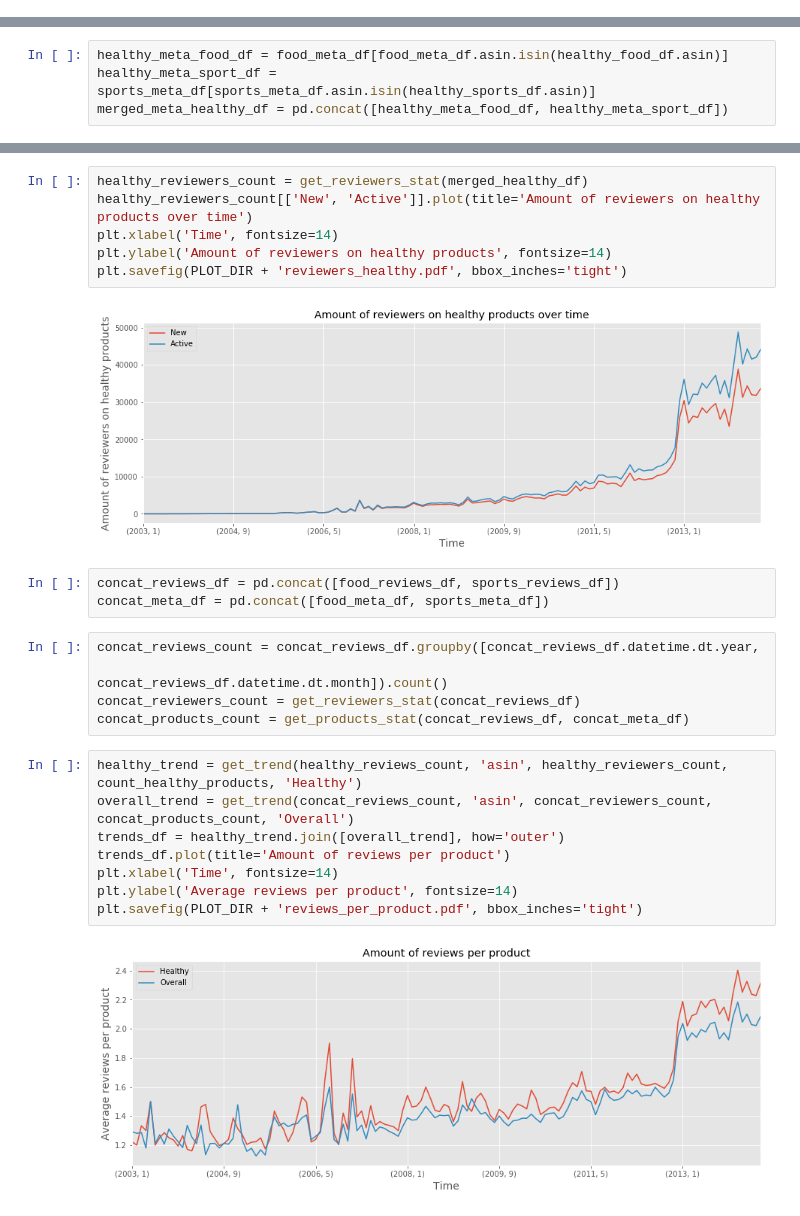
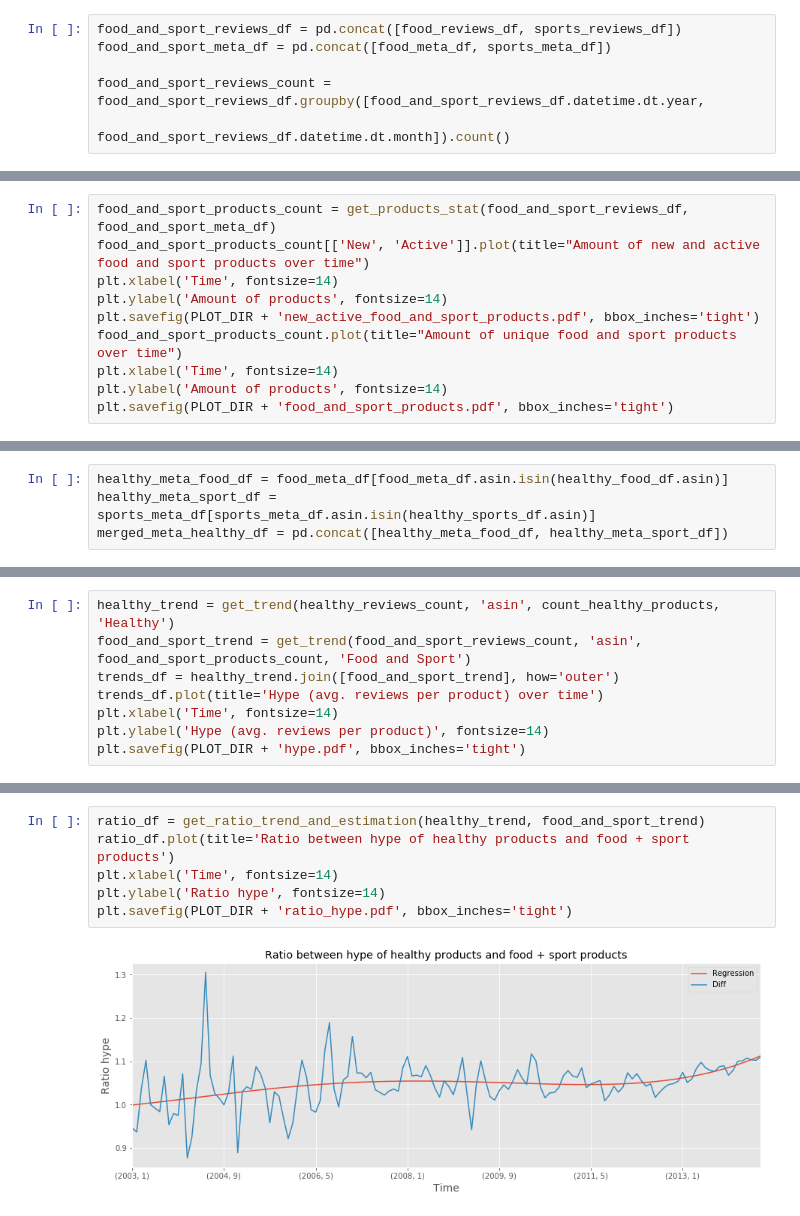
Before and after one commit to darioAnongba/EPFL-ADA, a Jupyter notebook: project/Report.ipynb, the cells around one changed output, grey strips where cells are left out. Drawn from its saved outputs; the diff is of its cells as text.

```diff
--- a/project/Report.ipynb
+++ b/project/Report.ipynb
@@ -296,0 +304,6 @@ We explain how we will solve this problem in our plan.
+# %%
+food_and_sport_reviews_df = pd.concat([food_reviews_df, sports_reviews_df])
+food_and_sport_meta_df = pd.concat([food_meta_df, sports_meta_df])
+
+food_and_sport_reviews_count = food_and_sport_reviews_df.groupby([food_and_sport_reviews_df.datetime.dt.year,
+                                               food_and_sport_reviews_df.datetime.dt.month]).count()
@@ -310,0 +336,10 @@ Loading from file...
+# %%
+food_and_sport_products_count = get_products_stat(food_and_sport_reviews_df, food_and_sport_meta_df)
+food_and_sport_products_count[['New', 'Active']].plot(title="Amount of new and active food and sport products over time")
+plt.xlabel('Time', fontsize=14)
+plt.ylabel('Amount of products', fontsize=14)
+plt.savefig(PLOT_DIR + 'new_active_food_and_sport_products.pdf', bbox_inches='tight')
+food_and_sport_products_count.plot(title="Amount of unique food and sport products over time")
+plt.xlabel('Time', fontsize=14)
+plt.ylabel('Amount of products', fontsize=14)
+plt.savefig(PLOT_DIR + 'food_and_sport_products.pdf', bbox_inches='tight')
@@ -322,0 +386,8 @@ plt.savefig(PLOT_DIR + 'total_healthy_products.pdf', bbox_inches='tight')
+# %%
+healthy_trend = get_trend(healthy_reviews_count, 'asin', count_healthy_products, 'Healthy')
+food_and_sport_trend = get_trend(food_and_sport_reviews_count, 'asin', food_and_sport_products_count, 'Food and Sport')
+trends_df = healthy_trend.join([food_and_sport_trend], how='outer')
+trends_df.plot(title='Hype (avg. reviews per product) over time')
+plt.xlabel('Time', fontsize=14)
+plt.ylabel('Hype (avg. reviews per product)', fontsize=14)
+plt.savefig(PLOT_DIR + 'hype.pdf', bbox_inches='tight')
@@ -323,26 +402,8 @@ plt.savefig(PLOT_DIR + 'total_healthy_products.pdf', bbox_inches='tight')
 # %%
-healthy_reviewers_count = get_reviewers_stat(merged_healthy_df)
-healthy_reviewers_count[['New', 'Active']].plot(title='Amount of reviewers on healthy products over time')
+ratio_df = get_ratio_trend_and_estimation(healthy_trend, food_and_sport_trend)
+ratio_df.plot(title='Ratio between hype of healthy products and food + sport products')
 plt.xlabel('Time', fontsize=14)
-plt.ylabel('Amount of reviewers on healthy products', fontsize=14)
-plt.savefig(PLOT_DIR + 'reviewers_healthy.pdf', bbox_inches='tight')
+plt.ylabel('Ratio hype', fontsize=14)
+plt.savefig(PLOT_DIR + 'ratio_hype.pdf', bbox_inches='tight')
 # %% [output]
-[figure, old version]
+[figure, new version]
-# %%
-concat_reviews_df = pd.concat([food_reviews_df, sports_reviews_df])
-concat_meta_df = pd.concat([food_meta_df, sports_meta_df])
-# %%
-concat_reviews_count = concat_reviews_df.groupby([concat_reviews_df.datetime.dt.year,
-                                               concat_reviews_df.datetime.dt.month]).count()
-concat_reviewers_count = get_reviewers_stat(concat_reviews_df)
-concat_products_count = get_products_stat(concat_reviews_df, concat_meta_df)
-# %%
-healthy_trend = get_trend(healthy_reviews_count, 'asin', healthy_reviewers_count, count_healthy_products, 'Healthy')
-overall_trend = get_trend(concat_reviews_count, 'asin', concat_reviewers_count, concat_products_count, 'Overall')
-trends_df = healthy_trend.join([overall_trend], how='outer')
-trends_df.plot(title='Amount of reviews per product')
-plt.xlabel('Time', fontsize=14)
-plt.ylabel('Average reviews per product', fontsize=14)
-plt.savefig(PLOT_DIR + 'reviews_per_product.pdf', bbox_inches='tight')
-# %% [output]
-[figure, removed]
```
Also changed, not shown: parts of 20 cells of this notebook, 23 other files.
